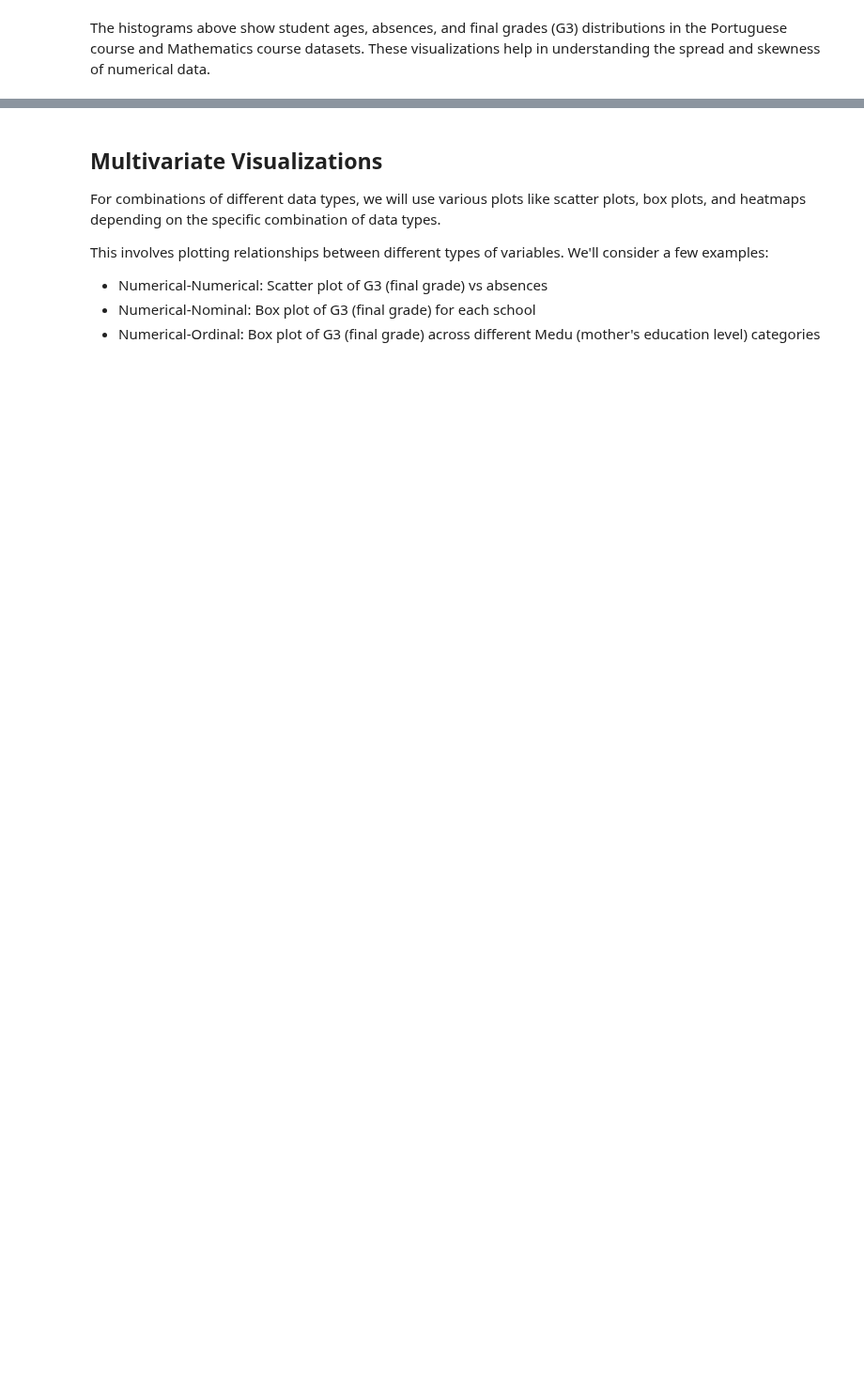
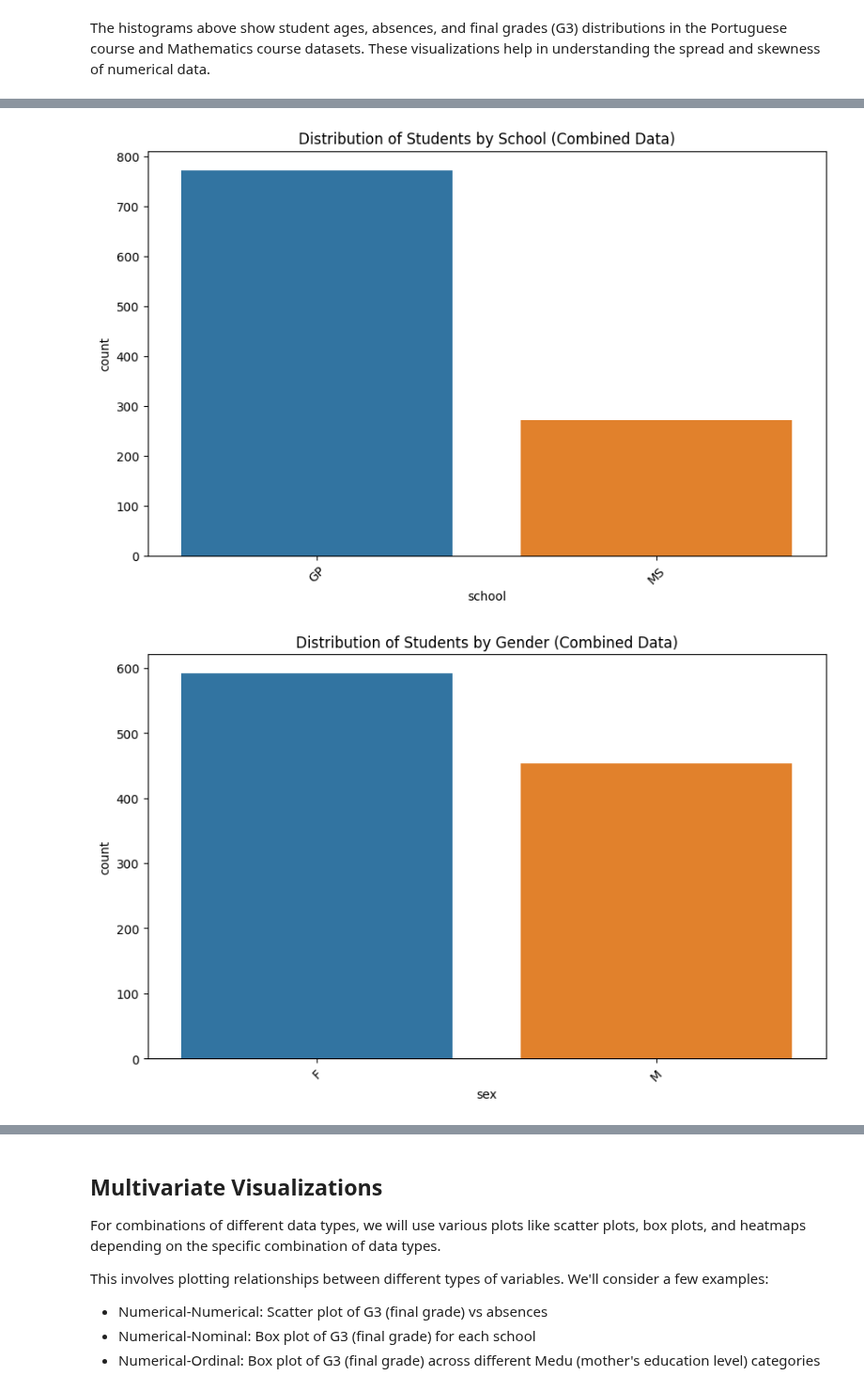
Before and after one commit to carlos-alves-one/Student-Performance-Analysis, a Jupyter notebook: Student_Performance.ipynb, the cells around one changed output, grey strips where cells are left out. Shown at 94% size. Cells and saved outputs as stored; diff of their text form; code cells hidden in the pictures; blank space fills up the shorter version.

Commit message:
oncatenating the two datasets

```diff
--- a/Student_Performance.ipynb
+++ b/Student_Performance.ipynb
@@ -690,0 +693,12 @@ The histograms above show student ages, absences, and final grades (G3) distribu
+# %%
+# Concatenating the two datasets
+# Adding an additional column to each dataset to indicate the course
+data_por['course'] = 'Portuguese'
+data_mat['course'] = 'Mathematics'
+
+# Concatenating the datasets
+combined_student_data = pd.concat([data_por, data_mat], ignore_index=True)
+
+# Displaying the first few rows of the combined dataset
+combined_student_data_head = combined_student_data.head()
+combined_student_data_head
@@ -690,0 +716,8 @@ The histograms above show student ages, absences, and final grades (G3) distribu
+# %%
+# Plotting bar charts for a few nominal variables from the combined dataset
+plot_nominal_data(combined_student_data, 'school', 'Distribution of Students by School (Combined Data)')
+plot_nominal_data(combined_student_data, 'sex', 'Distribution of Students by Gender (Combined Data)')
+plot_nominal_data(combined_student_data, 'course', 'Distribution of Students by Course (Combined Data)')
+# %% [output]
+[figure, added]
+[figure, added]
```
Also changed, not shown: parts of 4 cells of this notebook.
